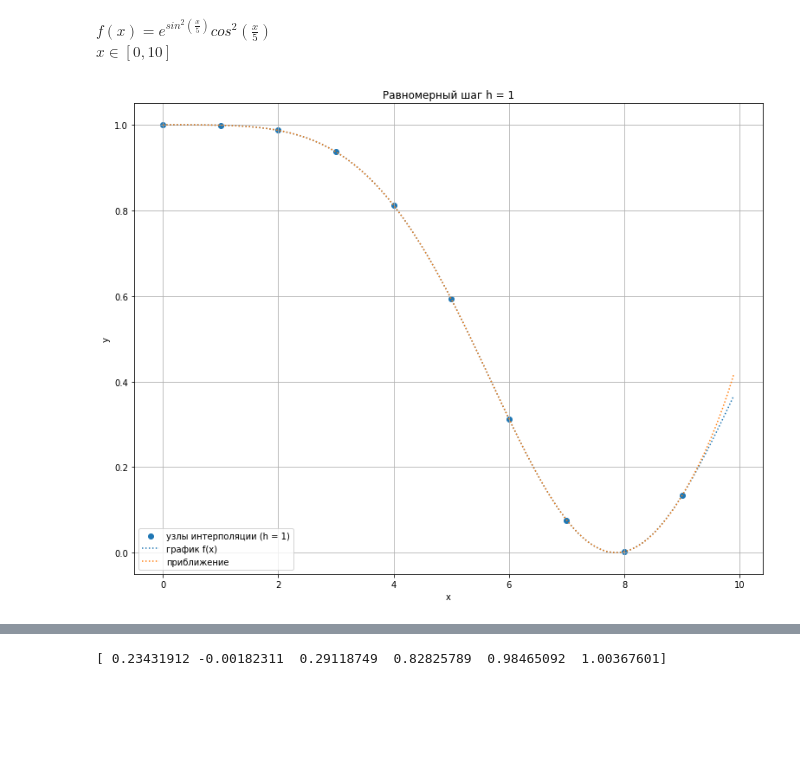
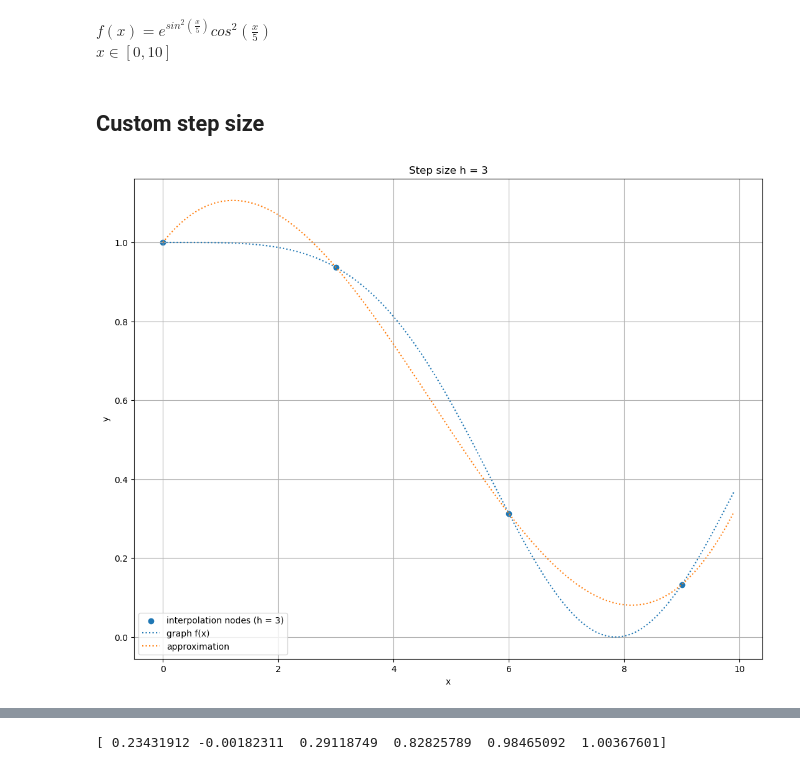
Before and after one commit to perseusf/num_methods, a Jupyter notebook: lab1.ipynb, the cells around one changed output, grey strips where cells are left out. Saved outputs shown, nothing was run; the diff lists cells and outputs as text; code cells hidden in the pictures; blank space fills up the shorter version.

```diff
--- a/lab1.ipynb
+++ b/lab1.ipynb
@@ -11,10 +7,10 @@ $x\in [0, 10]$
 import numpy as np
 import matplotlib.pyplot as plt
 # %%
-a = 0 #начало интервала
-b = 10 #конец интервала
-h = 1 #шаг
-n = 7 #количество узлов Чебышева
+a = 0 #start of the interval
+b = 10 #end of the interval
+h = 3 #step
+n = 7 #amount of Chebyshev nodes
 # %%
 def function(x):
     return np.exp(np.sin(x/5)**2) * (np.cos(x/5) ** 2)
@@ -57,23 +53,27 @@ y_appr = lagrange(x_appr, x_data, y_data)
 x_cheb = chebyshev_nodes(a, b, n)
 y_cheb = function(x_cheb)
+# %% [markdown]
+## Custom step size
 # %%
 fig = plt.figure(figsize=(13,10))
 
-#узлы интерполяции
-plt.scatter(x_data, y_data, label=f"узлы интерполяции (h = {h})")
-#график f(x)
-plt.plot(x, y, ':', label="график f(x)")
-#приближение
-plt.plot(x_appr, y_appr, ':', label="приближение")
+# interpolation nodes
+plt.scatter(x_data, y_data, label=f"interpolation nodes (h = {h})")
 
-plt.title(f'Равномерный шаг h = {h}')
+# f(x) graph
+plt.plot(x, y, ':', label="graph f(x)")
+
+# approximation
+plt.plot(x_appr, y_appr, ':', label="approximation")
+
+plt.title(f'Step size h = {h}')
 plt.xlabel("x")
 plt.ylabel("y")
 plt.grid(True)
 plt.legend(loc="lower left")
 plt.show()
 # %% [output]
-[figure, old version]
+[figure, new version]
 # %%
 x_middle = middle_points(x_data)
 y_middle = lagrange(x_middle, x_data, y_data)
```
Also changed, not shown: parts of 7 cells of this notebook, 6 other files.
